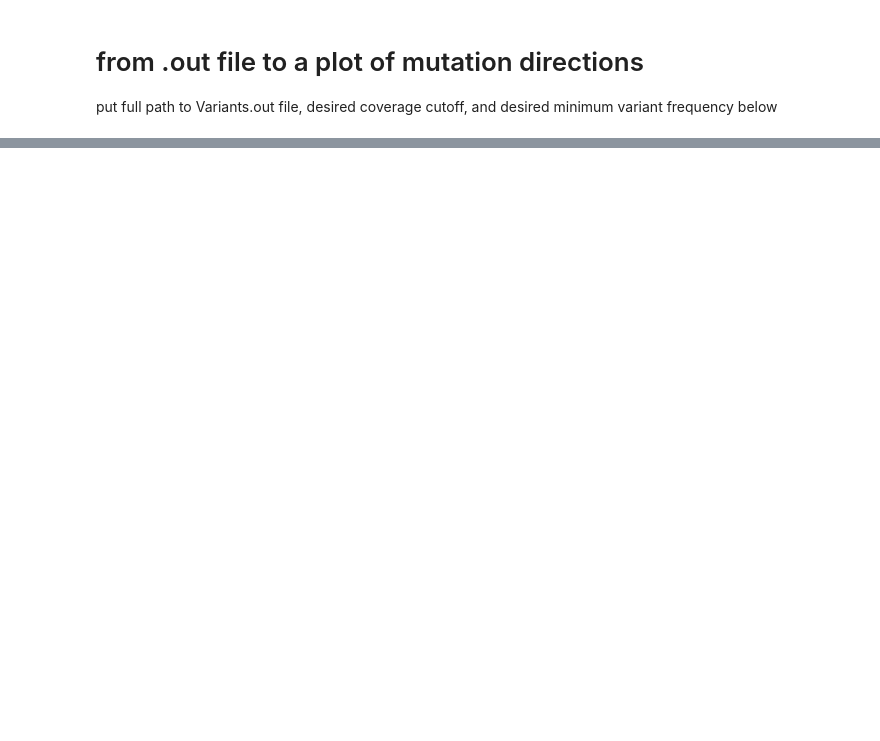
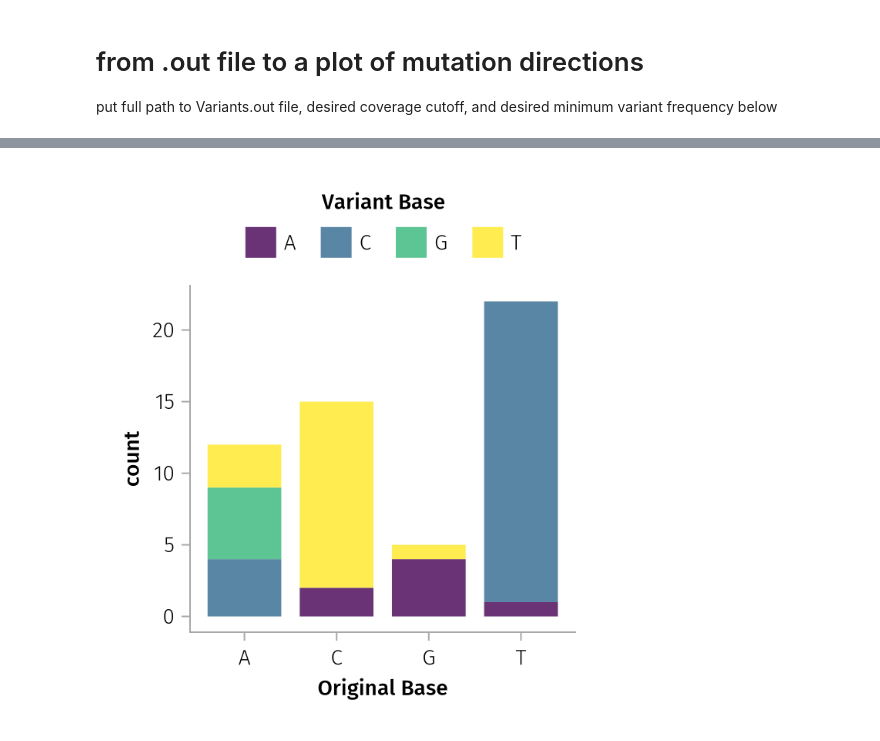
Before and after one commit to ewanwsmith/RSV_haplotype_reconstruction, a Jupyter notebook: src/variants.ipynb, the cells around one changed output, grey strips where cells are left out. Saved outputs shown, nothing was run; the diff lists cells and outputs as text; code cells hidden in the pictures; blank space fills up the shorter version.

Commit message:
freuqncy plot of mutations in AoG

```diff
--- a/src/variants.ipynb
+++ b/src/variants.ipynb
@@ -87,14 +131,17 @@ function pull_variants(df::DataFrame)
 end
 
 # function for a mutation column
+using CategoricalArrays
+
 function call_muts(df::DataFrame)
     # Check if the required columns are present in the DataFrame
     if !("original_base" in names(df) && "variant_base" in names(df))
         error("DataFrame must contain 'original_base' and 'variant_base' columns")
     end
 
-    # Create a new column 'mutation' by concatenating 'original_base', '->', and 'variant_base'
-    df.mutation = df.original_base .* "->" .* df.variant_base
+    # Create a new column 'mutation' by concatenating 'original_base', '->', 'variant_base'
+    # and convert it to a categorical array
+    df.mutation = categorical(df.original_base .* "->" .* df.variant_base)
 
     return df
 end
@@ -103,0 +172,13 @@ variants = call_muts(variants)
+# %%
+# try using AoG for plotting inside Julia
+using AlgebraOfGraphics, CairoMakie
+using Colors
+set_aog_theme!()
+
+axis = (width = 250, height = 225, xlabel = "Original Base")
+
+mutation_frequency = data(variants) * frequency() * mapping(:original_base, color = :variant_base => "Variant Base", stack = :variant_base)
+colors = ["A" => colorant"#440154CC", "C" => colorant"#31688ECC", "G" => colorant"#35B779CC", "T" => colorant"#FDE725CC"]
+draw(mutation_frequency; palettes=(color=colors,), axis = axis, legend=(position=:top, titleposition=:top))
+# %% [output]
+[figure, added]
```
Also changed, not shown: parts of 4 cells of this notebook, 1 other file.
